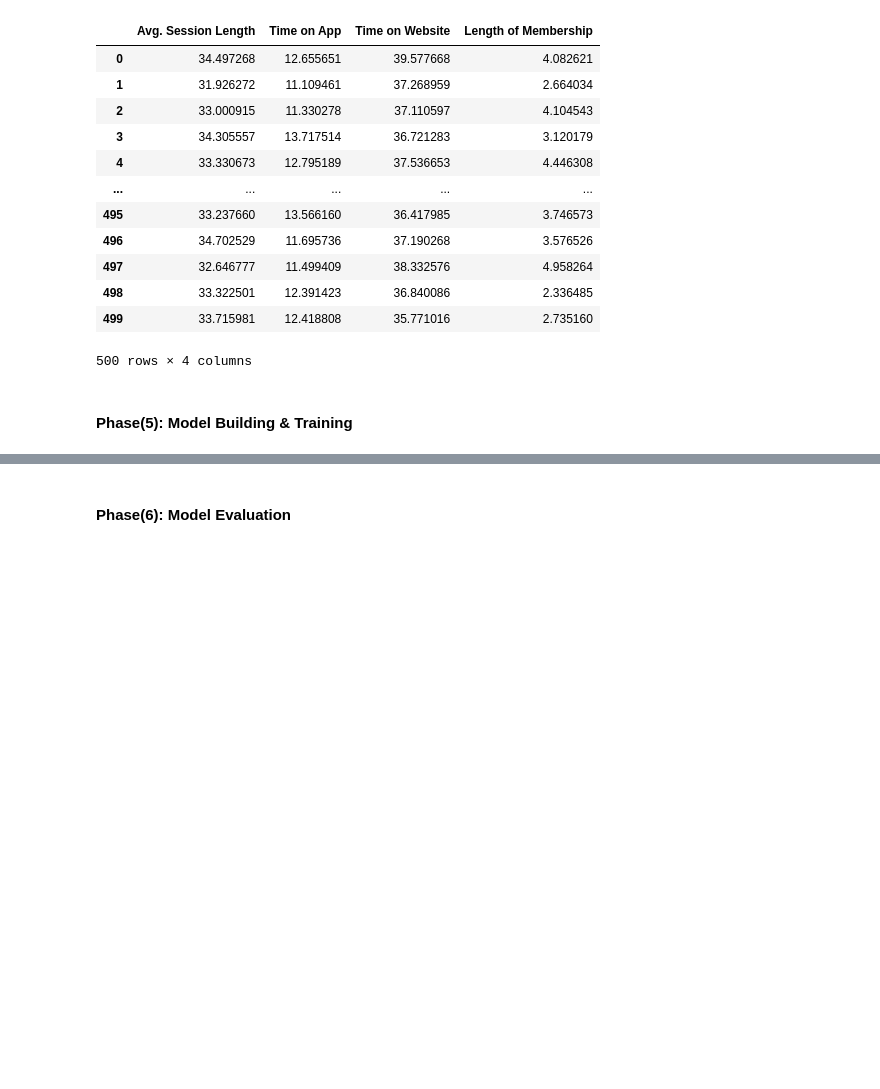
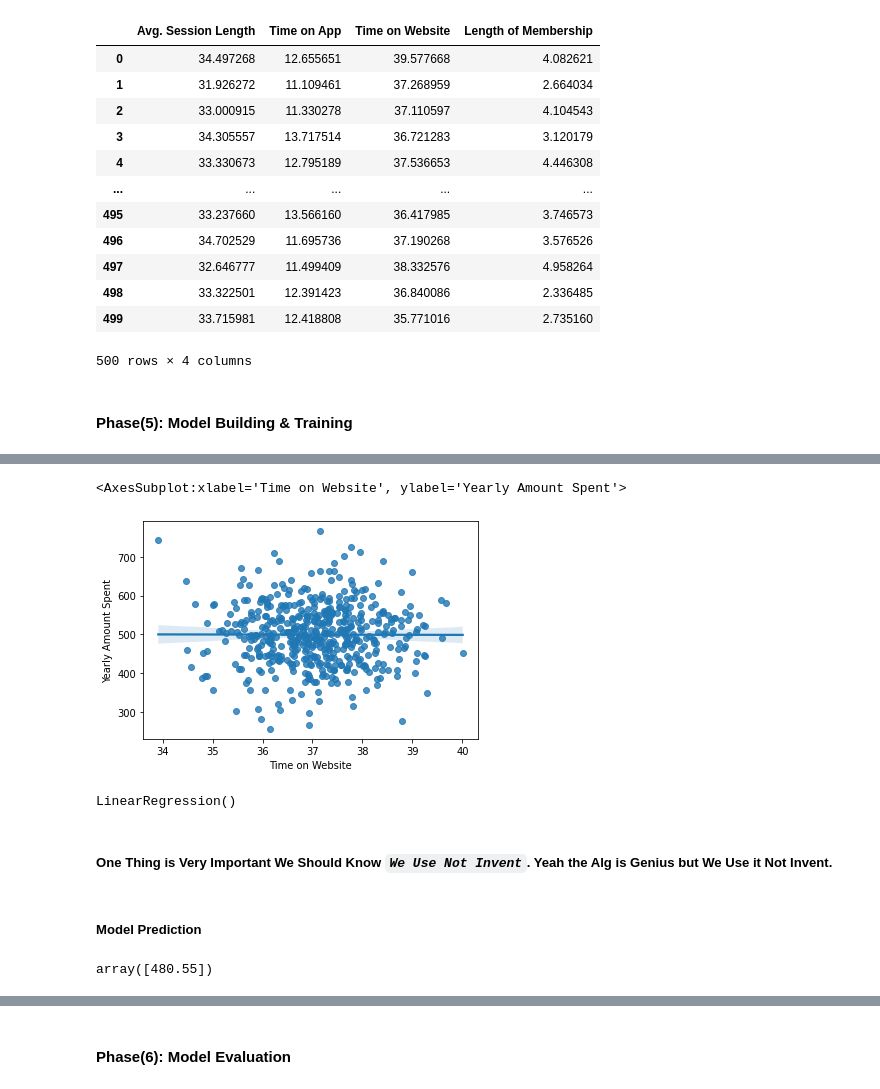
Before and after one commit to ahmedelg/customers_case_study, a Jupyter notebook: eCommerce.ipynb, the cells around one changed output, grey strips where cells are left out. Cells and saved outputs as stored; diff of their text form; code cells hidden in the pictures; blank space fills up the shorter version.

Commit message:
End Phase(5): Model Building & Training & Predicting

```diff
--- a/eCommerce.ipynb
+++ b/eCommerce.ipynb
@@ -232,0 +326,18 @@ x_train, x_test, y_train, y_test = train_test_split(x, y, test_size=0.2, random_
+# %%
+sns.regplot(data=eCmrc_csmr, x='Time on Website', y='Yearly Amount Spent')
+# %% [output]
+<AxesSubplot:xlabel='Time on Website', ylabel='Yearly Amount Spent'>
+[figure, added]
+# %%
+model.fit(x_train, y_train) # Alg Learns & Fits All equations with each other to Make an equation can predict the output
+# y = m * x + b > y = m1 * x1 + m2 * x2 + .... + b > Casue we have more imputs
+# %% [output]
+LinearRegression()
+# %% [markdown]
+##### One Thing is Very Important We Should Know _`We Use Not Invent`_. Yeah the Alg is Genius but We Use it Not Invent.
+# %% [markdown]
+##### Model Prediction
+# %%
+model.predict([[25,13,30,6]]).round(2)
+# %% [output]
+array([480.55])
```
Also changed, not shown: parts of 14 cells of this notebook.
